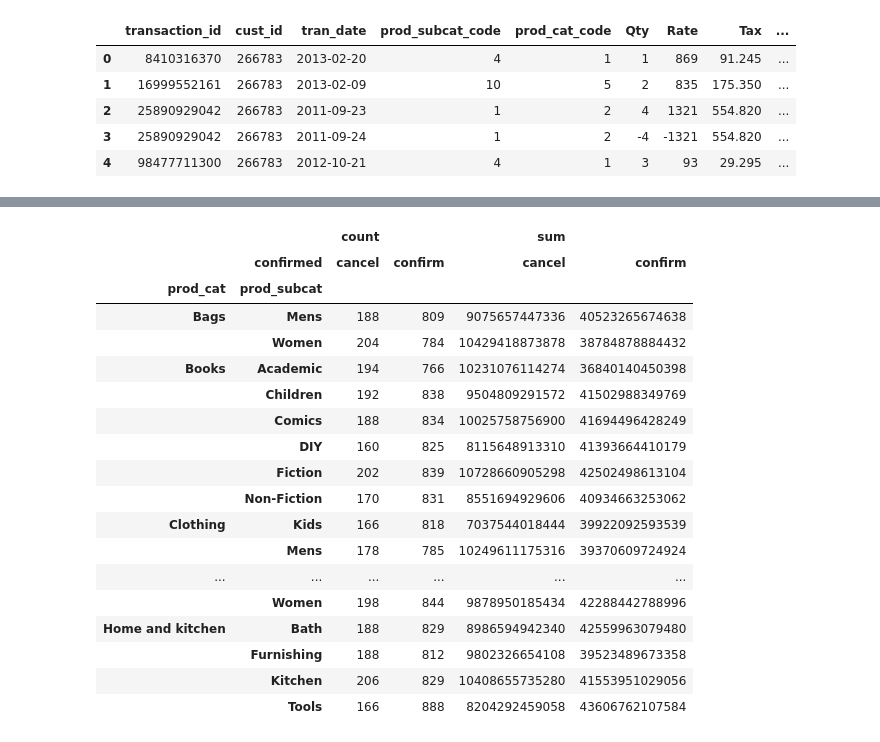
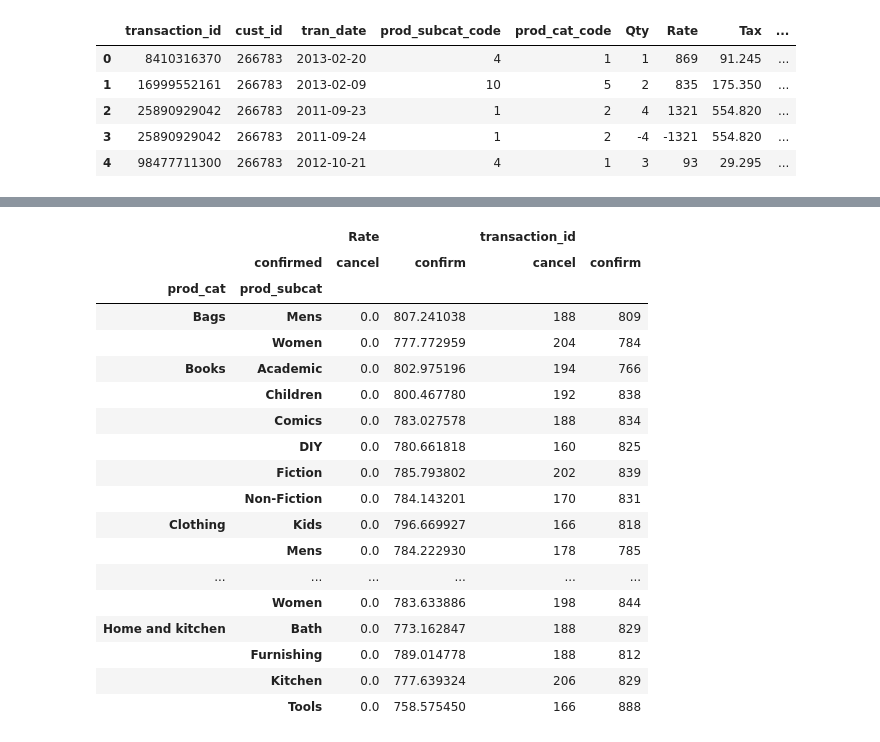
Before and after one commit to sunnyl94/Data-Analysis-Folder, a Jupyter notebook: Retail_Case_Study.ipynb, the cells around one changed output, grey strips where cells are left out. Drawn from its saved outputs; the diff is of its cells as text; code cells hidden in the pictures.

```diff
--- a/Retail_Case_Study.ipynb
+++ b/Retail_Case_Study.ipynb
@@ -415,22 +421,28 @@ cvr_subcat
 # %%
-new_data.pivot_table(index=['prod_cat', 'prod_subcat'], columns="confirmed", values= "transaction_id", aggfunc=["count", "sum"])
+#
+pd.pivot_table(new_data,
+               index=['prod_cat', 'prod_subcat'],
+               columns=['confirmed'],
+               values=["transaction_id", 'Rate'],
+               aggfunc={'transaction_id':'count',
+                        'Rate': np.mean})
 # %% [output]
-|  |  | count |  | sum |  |
+|  |  | Rate |  | transaction_id |  |
 |  | confirmed | cancel | confirm | cancel | confirm |
 | prod_cat | prod_subcat |  |  |  |  |
-| Bags | Mens | 188 | 809 | 9075657447336 | 40523265674638 |
-|  | Women | 204 | 784 | 10429418873878 | 38784878884432 |
-| Books | Academic | 194 | 766 | 10231076114274 | 36840140450398 |
-|  | Children | 192 | 838 | 9504809291572 | 41502988349769 |
-|  | Comics | 188 | 834 | 10025758756900 | 41694496428249 |
-|  | DIY | 160 | 825 | 8115648913310 | 41393664410179 |
-|  | Fiction | 202 | 839 | 10728660905298 | 42502498613104 |
-|  | Non-Fiction | 170 | 831 | 8551694929606 | 40934663253062 |
-| Clothing | Kids | 166 | 818 | 7037544018444 | 39922092593539 |
-|  | Mens | 178 | 785 | 10249611175316 | 39370609724924 |
+| Bags | Mens | 0.0 | 807.241038 | 188 | 809 |
+|  | Women | 0.0 | 777.772959 | 204 | 784 |
+| Books | Academic | 0.0 | 802.975196 | 194 | 766 |
+|  | Children | 0.0 | 800.467780 | 192 | 838 |
+|  | Comics | 0.0 | 783.027578 | 188 | 834 |
+|  | DIY | 0.0 | 780.661818 | 160 | 825 |
+|  | Fiction | 0.0 | 785.793802 | 202 | 839 |
+|  | Non-Fiction | 0.0 | 784.143201 | 170 | 831 |
+| Clothing | Kids | 0.0 | 796.669927 | 166 | 818 |
+|  | Mens | 0.0 | 784.222930 | 178 | 785 |
 | ... | ... | ... | ... | ... | ... |
-|  | Women | 198 | 844 | 9878950185434 | 42288442788996 |
-| Home and kitchen | Bath | 188 | 829 | 8986594942340 | 42559963079480 |
-|  | Furnishing | 188 | 812 | 9802326654108 | 39523489673358 |
-|  | Kitchen | 206 | 829 | 10408655735280 | 41553951029056 |
-|  | Tools | 166 | 888 | 8204292459058 | 43606762107584 |
+|  | Women | 0.0 | 783.633886 | 198 | 844 |
+| Home and kitchen | Bath | 0.0 | 773.162847 | 188 | 829 |
+|  | Furnishing | 0.0 | 789.014778 | 188 | 812 |
+|  | Kitchen | 0.0 | 777.639324 | 206 | 829 |
+|  | Tools | 0.0 | 758.575450 | 166 | 888 |
```
Also changed, not shown: parts of 22 cells of this notebook.
